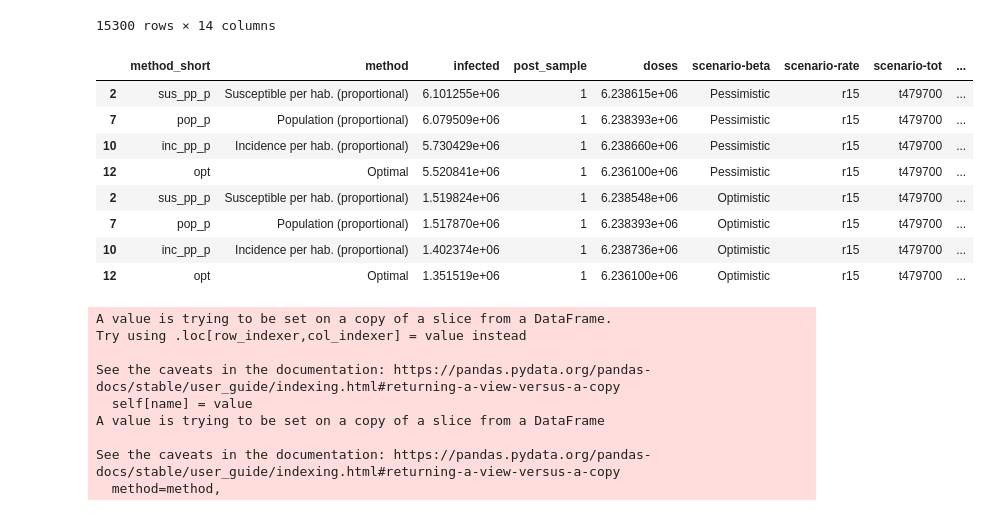
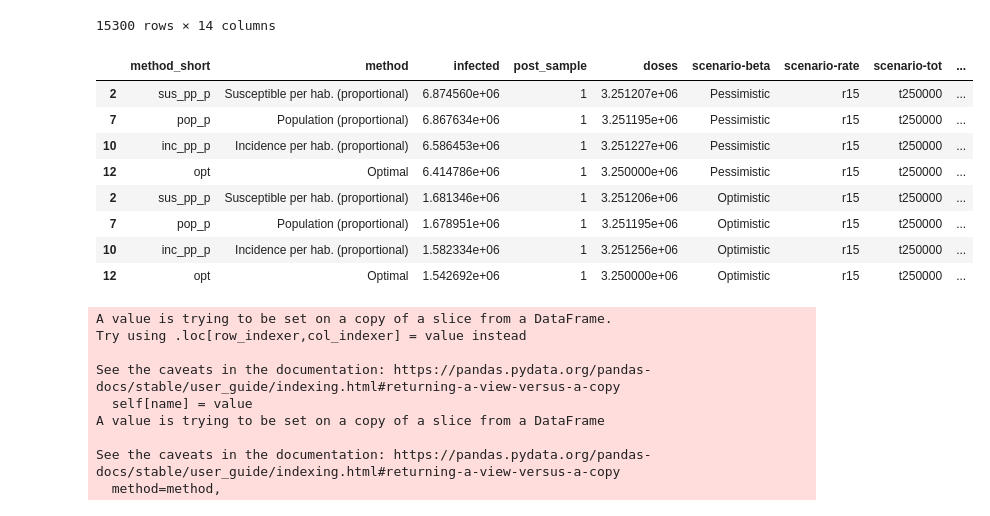
Before and after one commit to jcblemai/COVID-19_italy-vaccination-oc, a Jupyter notebook: post-review-analysis.ipynb, the cells around one changed output. Saved outputs shown, nothing was run; the diff lists cells and outputs as text; code cells hidden in the pictures.

```diff
--- a/post-review-analysis.ipynb
+++ b/post-review-analysis.ipynb
@@ -94,17 +94,17 @@ summary
 | 1529 | nov | Baseline | 1.284949e+06 | 102 | 0.000000e+00 | Optimistic | r15 | t1500000 | ... |
 15300 rows × 14 columns
 # %%
-smry[(smry['scenario-tot'] == 't479700')&(smry['post_sample'] == 1)]
+smry[(smry['scenario-tot'] == 't250000')&(smry['post_sample'] == 1)]
 # %% [output]
 |  | method_short | method | infected | post_sample | doses | scenario-beta | scenario-rate | scenario-tot | ... |
-| 2 | sus_pp_p | Susceptible per hab. (proportional) | 6.101255e+06 | 1 | 6.238615e+06 | Pessimistic | r15 | t479700 | ... |
-| 7 | pop_p | Population (proportional) | 6.079509e+06 | 1 | 6.238393e+06 | Pessimistic | r15 | t479700 | ... |
-| 10 | inc_pp_p | Incidence per hab. (proportional) | 5.730429e+06 | 1 | 6.238660e+06 | Pessimistic | r15 | t479700 | ... |
-| 12 | opt | Optimal | 5.520841e+06 | 1 | 6.236100e+06 | Pessimistic | r15 | t479700 | ... |
-| 2 | sus_pp_p | Susceptible per hab. (proportional) | 1.519824e+06 | 1 | 6.238548e+06 | Optimistic | r15 | t479700 | ... |
-| 7 | pop_p | Population (proportional) | 1.517870e+06 | 1 | 6.238393e+06 | Optimistic | r15 | t479700 | ... |
-| 10 | inc_pp_p | Incidence per hab. (proportional) | 1.402374e+06 | 1 | 6.238736e+06 | Optimistic | r15 | t479700 | ... |
-| 12 | opt | Optimal | 1.351519e+06 | 1 | 6.236100e+06 | Optimistic | r15 | t479700 | ... |
+| 2 | sus_pp_p | Susceptible per hab. (proportional) | 6.874560e+06 | 1 | 3.251207e+06 | Pessimistic | r15 | t250000 | ... |
+| 7 | pop_p | Population (proportional) | 6.867634e+06 | 1 | 3.251195e+06 | Pessimistic | r15 | t250000 | ... |
+| 10 | inc_pp_p | Incidence per hab. (proportional) | 6.586453e+06 | 1 | 3.251227e+06 | Pessimistic | r15 | t250000 | ... |
+| 12 | opt | Optimal | 6.414786e+06 | 1 | 3.250000e+06 | Pessimistic | r15 | t250000 | ... |
+| 2 | sus_pp_p | Susceptible per hab. (proportional) | 1.681346e+06 | 1 | 3.251206e+06 | Optimistic | r15 | t250000 | ... |
+| 7 | pop_p | Population (proportional) | 1.678951e+06 | 1 | 3.251195e+06 | Optimistic | r15 | t250000 | ... |
+| 10 | inc_pp_p | Incidence per hab. (proportional) | 1.582334e+06 | 1 | 3.251256e+06 | Optimistic | r15 | t250000 | ... |
+| 12 | opt | Optimal | 1.542692e+06 | 1 | 3.250000e+06 | Optimistic | r15 | t250000 | ... |
 # %%
 methods = ['sus_pp_f', 'sus_f', 'sus_pp_p', 'sus_p', 'pop_pp_f', 'pop_f',
        'pop_pp_p', 'pop_p', 'inc_pp_f', 'inc_f', 'inc_pp_p', 'inc_p', 'Gre',
```
Also changed, not shown: 1 other file.
